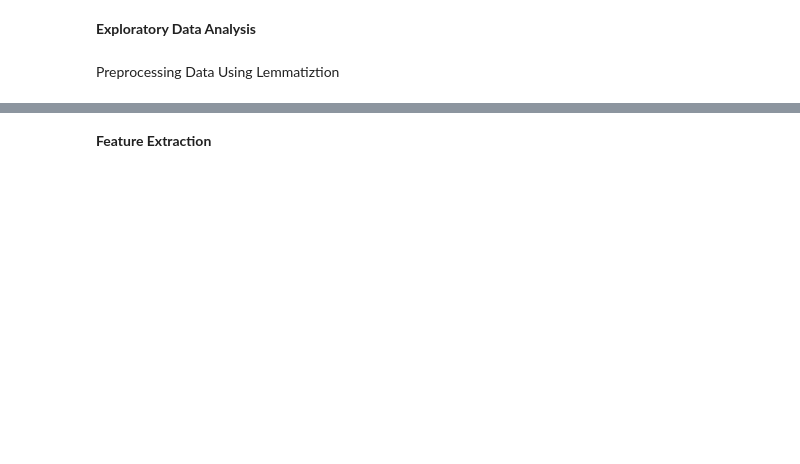
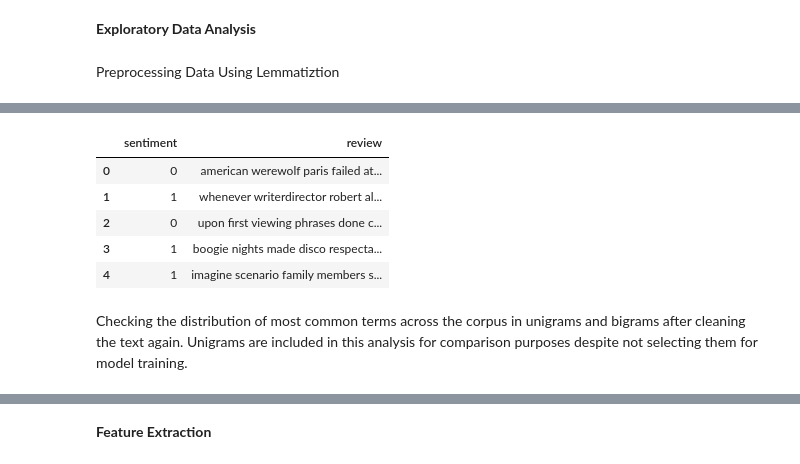
Before and after one commit to benbesthof/Naive-Reviews, a Jupyter notebook: B_Besthof_M10_assn.ipynb, the cells around one changed output, grey strips where cells are left out. Drawn from its saved outputs; the diff is of its cells as text; code cells hidden in the pictures; blank space fills up the shorter version.

```diff
--- a/B_Besthof_M10_assn.ipynb
+++ b/B_Besthof_M10_assn.ipynb
@@ -229,0 +318,51 @@ Might want to consider removing words like film and movie. Like might be a probl
+# %%
+#recreating a function that will clean the text even more by removing words like film and movie, and remove non string characters like numbers.
+
+def dapptext(dfcolumn):
+        nltk.download('stopwords')
+        nltk.download('wordnet')
+        nltk.download("omw-1.4")
+
+    #create lemmitizer object
+        lemmitizer = WordNetLemmatizer()
+
+    #gather new line characters using regex
+        pattern = re.compile(r'\n')
+        movies = re.compile(r'movie')
+        films = re.compile(r'film')
+
+    #gather
+
+    #convert all leters to lower case
+        dfcolumns = dfcolumn.lower()
+
+    #remove new line characters
+        clean = pattern.sub('', dfcolumns)
+    #remove non string characters
+        clean = re.sub(r'[^a-zA-Z\s]', '', clean)
+        clean = movies.sub('', clean)
+        clean = films.sub('', clean)
+
+
+    #gather puntcuation marks using string package
+        punks = [i for i in clean if i not in string.punctuation]
+
+    #remove punctuation marks
+        cleaner = ''.join(punks)
+
+    #gather stopwords with nltk
+        stops = [word for word in cleaner.split(' ') if word not in stopwords.words('english')]
+
+    #remove stopwords
+        cleaner = ' '.join(stops)
+
+    #lemmatize words
+        lemons = [lemmitizer.lemmatize(word) for word in cleaner]
+
+    #keep only lemmatuzed words
+        cleanest = ''.join(lemons)
+        return cleanest
+
+df['review'] = df['review'].apply(dapptext)
+df.head()
+# %% [output]
@@ -229,0 +386,8 @@ Might want to consider removing words like film and movie. Like might be a probl
+|  | sentiment | review |
+| 0 | 0 | american werewolf paris failed at... |
+| 1 | 1 | whenever writerdirector robert al... |
+| 2 | 0 | upon first viewing phrases done c... |
+| 3 | 1 | boogie nights made disco respecta... |
+| 4 | 1 | imagine scenario family members s... |
+# %% [markdown]
+Checking the distribution of most common terms across the corpus in unigrams and bigrams after cleaning the text again. Unigrams are included in this analysis for comparison purposes despite not selecting them for model training.
```
Also changed, not shown: parts of 23 cells of this notebook.
